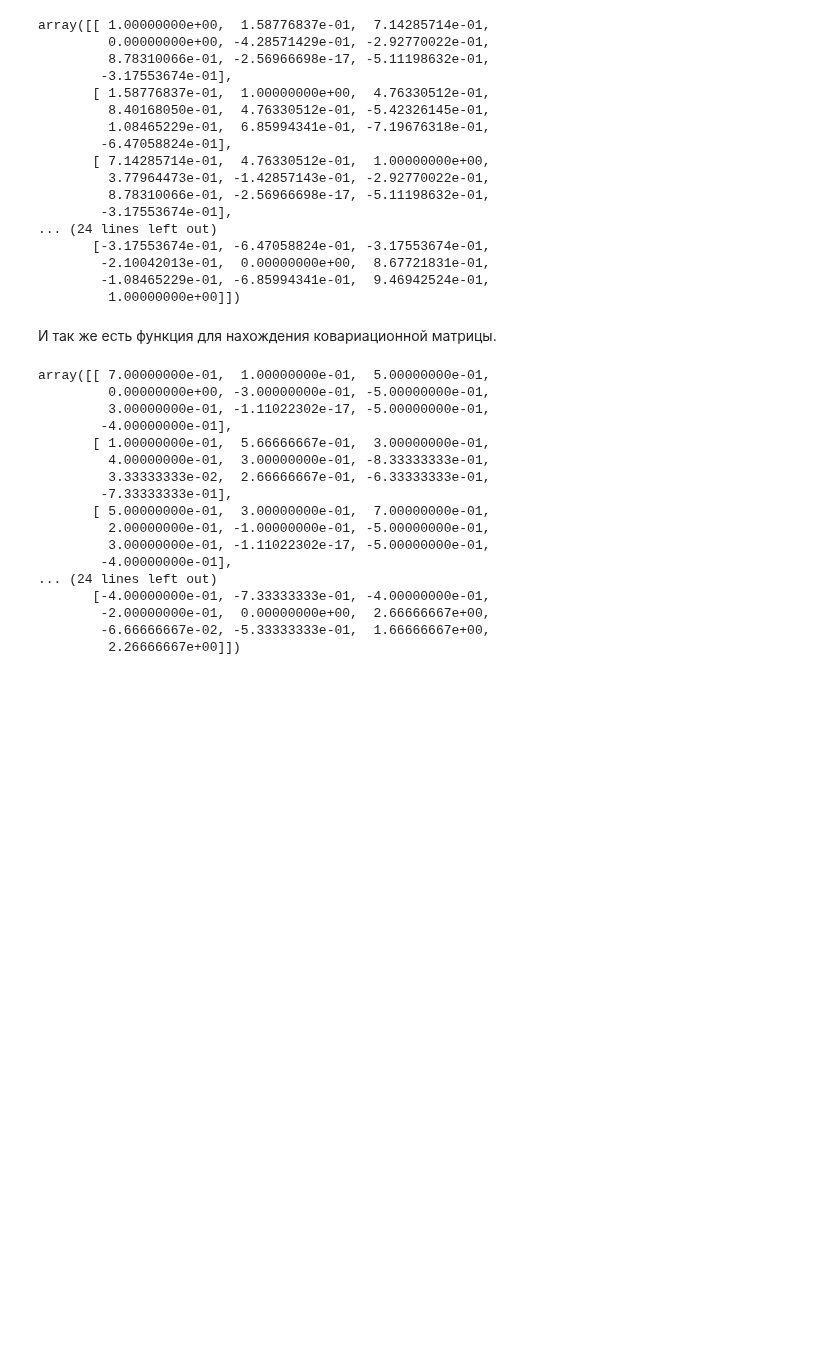
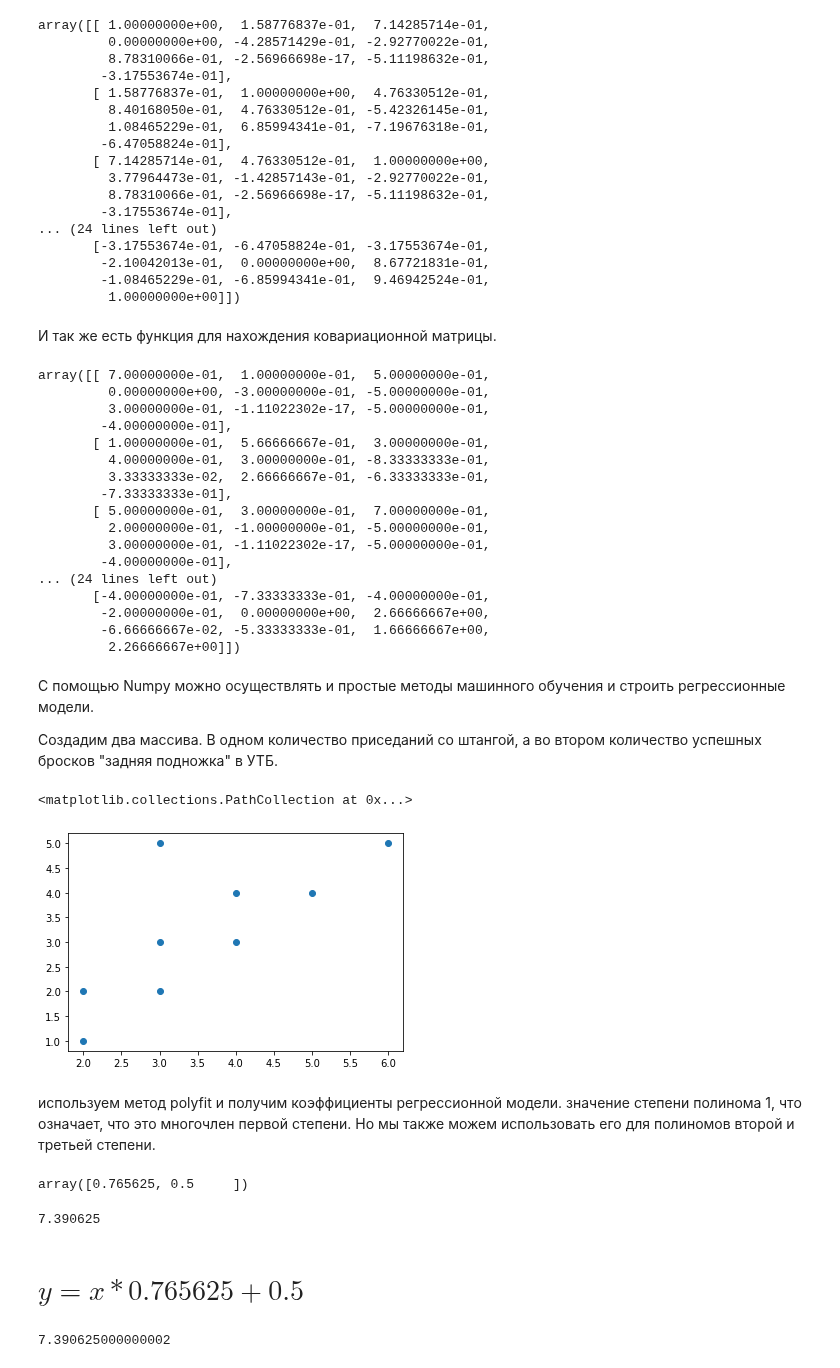
Before and after one commit to vn322/Sport-University, a Jupyter notebook: Использование языка Python для проведения научных исследований в единоборствах/Numpy.ipynb, the cells around one changed output. Cells and saved outputs as stored; diff of their text form; code cells hidden in the pictures; blank space fills up the shorter version.

```diff
--- a/Использование языка Python для проведения научных исследований в единоборствах/Numpy.ipynb
+++ b/Использование языка Python для проведения научных исследований в единоборствах/Numpy.ipynb
@@ -211,3 +211,10 @@ array([[ 7.00000000e-01,  1.00000000e-01,  5.00000000e-01,
         -2.00000000e-01,  0.00000000e+00,  2.66666667e+00,
         -6.66666667e-02, -5.33333333e-01,  1.66666667e+00,
          2.26666667e+00]])
+# %% [markdown]
+С помощью Numpy можно осуществлять и простые методы машинного обучения и строить регрессионные модели.
+
+Создадим два массива. В одном количество приседаний со штангой, а во втором количество успешных бросков "задняя подножка" в УТБ.
+# %%
+prised = [2, 2, 4, 3, 3, 3, 4, 5, 6]
+brosok = [1, 2, 4, 2, 3, 5, 4, 4, 5]
@@ -213,0 +224,23 @@ array([[ 7.00000000e-01,  1.00000000e-01,  5.00000000e-01,
+# %%
+plt.scatter(prised,brosok)
+# %% [output]
+<matplotlib.collections.PathCollection at 0x...>
+[figure, added]
+# %% [markdown]
+используем метод polyfit и получим коэффициенты регрессионной модели.  значение степени полинома 1, что означает, что это многочлен первой степени. Но мы также можем использовать его для полиномов второй и третьей степени.
+# %%
+model = np.polyfit(prised,brosok, 1)
+model
+# %% [output]
+array([0.765625, 0.5     ])
+# %%
+9*0.765625 + 0.5
+# %% [output]
+7.390625
+# %% [markdown]
+# $y = x*0.765625 + 0.5$
+# %%
+prognoz = np.poly1d(model)
+prognoz(9)
+# %% [output]
+7.390625000000002
```
Also changed, not shown: parts of 16 cells of this notebook, 2 other files.
